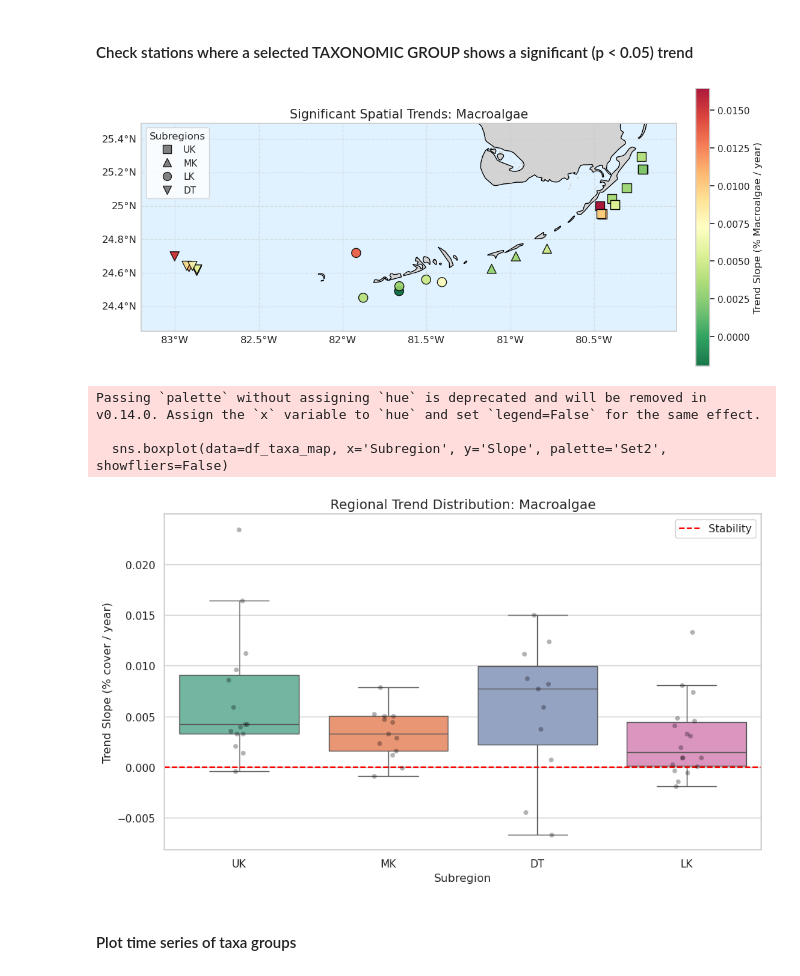
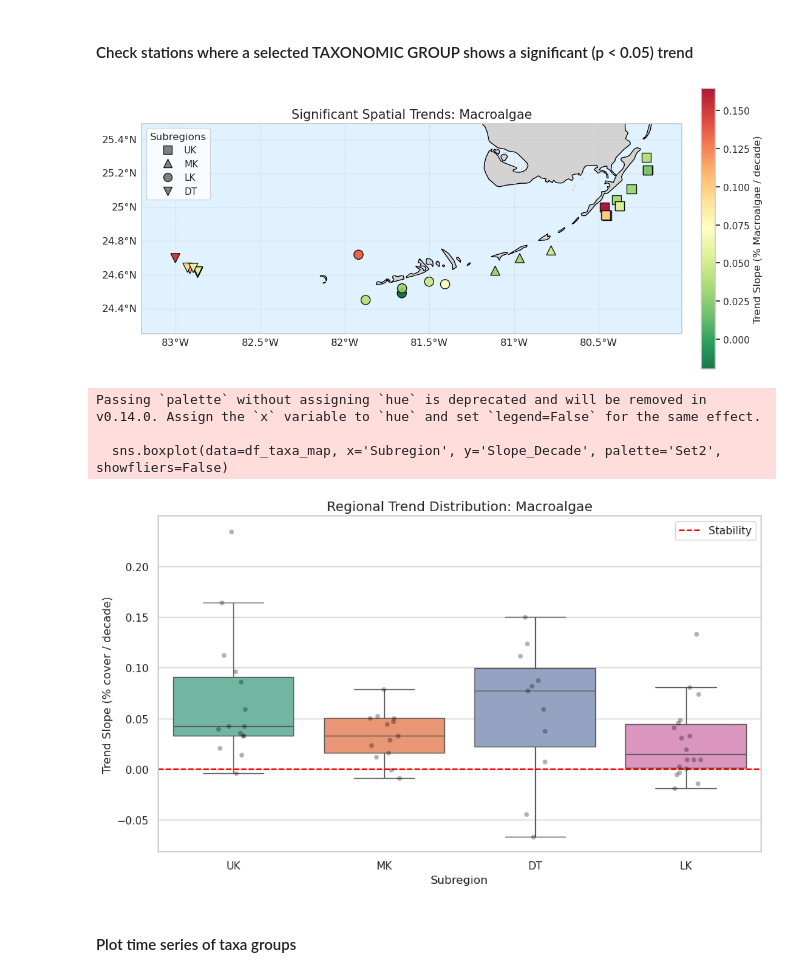
Before and after one commit to eqmh/multitressor, a Jupyter notebook: corals_stressors.ipynb, the cells around one changed output. Saved outputs shown, nothing was run; the diff lists cells and outputs as text; code cells hidden in the pictures.

```diff
--- a/corals_stressors.ipynb
+++ b/corals_stressors.ipynb
@@ -346,7 +346,7 @@ for site in site_annual['SiteName'].unique():
     site_data = site_species_annual[site_species_annual['SiteName'] == site]
     if len(site_data) > 1:
         slope, intercept, r_value, p_value, std_err = stats.linregress(site_data['SampleYear'], site_data[selected_species])
-        site_species_stats.append({'SiteName': site, 'Slope': slope, 'P_Value': p_value})
+        site_species_stats.append({'SiteName': site, 'Slope': slope, 'Slope_Decade': slope * 10, 'P_Value': p_value})
 
 df_species_map = pd.DataFrame(site_species_stats)
 
@@ -371,15 +371,15 @@ for sub, mkr in marker_map.items():
     sub_sig = df_sig_map[df_sig_map['Subregion'] == sub]
     if not sub_sig.empty:
         sc = ax.scatter(sub_sig['lonDD'], sub_sig['latDD'],
-                        c=sub_sig['Slope'], cmap='RdYlGn_r', marker=mkr,
+                        c=sub_sig['Slope_Decade'], cmap='RdYlGn_r', marker=mkr,
                         s=120, edgecolor='black', alpha=0.9,
                         transform=ccrs.PlateCarree(), zorder=3,
-                        vmin=df_sig_map['Slope'].min(), vmax=df_sig_map['Slope'].max())
+                        vmin=df_sig_map['Slope_Decade'].min(), vmax=df_sig_map['Slope_Decade'].max())
 
 # Add Colorbar
 if sc:
     cbar = plt.colorbar(sc, ax=ax, shrink=0.6, pad=0.03)
-    cbar.set_label(f'Trend Slope (% {selected_species.replace("_", " ")} / year)')
+    cbar.set_label(f'Trend Slope (% {selected_species.replace("_", " ")} / decade)')
 
 # Custom Legend for Subregions (Outside map)
 legend_elements = [Line2D([0], [0], marker=m, color='w', label=k,
@@ -402,12 +402,12 @@ plt.show()
 plt.figure(figsize=(10, 6))
 sns.set_theme(style="whitegrid")
 
-sns.boxplot(data=df_species_map, x='Subregion', y='Slope', palette='Set2', showfliers=False)
-sns.stripplot(data=df_species_map, x='Subregion', y='Slope', color='black', alpha=0.3, jitter=True)
+sns.boxplot(data=df_species_map, x='Subregion', y='Slope_Decade', palette='Set2', showfliers=False)
+sns.stripplot(data=df_species_map, x='Subregion', y='Slope_Decade', color='black', alpha=0.3, jitter=True)
 
 plt.axhline(0, color='red', linestyle='--', linewidth=1.5, label='Stability')
 plt.title(f'Regional Trend Distribution: {selected_species.replace("_", " ")}', fontsize=14)
-plt.ylabel('Trend Slope (% cover / year)')
+plt.ylabel('Trend Slope (% cover / decade)')
 plt.legend()
 plt.tight_layout()
 plt.show()
@@ -439,7 +439,7 @@ for site in site_taxa_annual['SiteName'].unique():
     site_data = site_taxa_annual[site_taxa_annual['SiteName'] == site]
     if len(site_data) > 1:
         slope, intercept, r_value, p_value, std_err = stats.linregress(site_data['SampleYear'], site_data[selected_group])
-        site_taxa_stats.append({'SiteName': site, 'Slope': slope, 'P_Value': p_value})
+        site_taxa_stats.append({'SiteName': site, 'Slope': slope, 'Slope_Decade': slope * 10, 'P_Value': p_value})
 
 df_taxa_map = pd.DataFrame(site_taxa_stats)
 
@@ -467,52 +467,52 @@ for sub, mkr in marker_map.items():
         # Note: We use RdYlGn_r because increasing Macroalgae is often
         # considered a negative ecological indicator (Red = Increasing)
         sc = ax.scatter(sub_sig['lonDD'], sub_sig['latDD'],
-                        c=sub_sig['Slope'], cmap='RdYlGn_r', marker=mkr,
+                        c=sub_sig['Slope_Decade'], cmap='RdYlGn_r', marker=mkr,
                         s=120, edgecolor='black', alpha=0.9,
                         transform=ccrs.PlateCarree(), zorder=3,
-                        vmin=df_sig_map['Slope'].min(), vmax=df_sig_map['Slope'].max())
+                        vmin=df_sig_map['Slope_Decade'].min(), vmax=df_sig_map['Slope_Decade'].max())
 
 # Add Colorbar
 if sc:
     cbar = plt.colorbar(sc, ax=ax, shrink=0.6, pad=0.03)
-    cbar.set_label(f'Trend Slope (% {selected_group} / year)')
+    cbar.set_label(f'Trend Slope (% {selected_group} / decade)')
 
 # Custom Legend for Subregions (Placed Outside Map)
 legend_elements = [Line2D([0], [0], marker=m, color='w', label=k,
                           markerfacecolor='gray', markersize=10, markeredgecolor='k')
                    for k, m in marker_map.items()]
 ax.legend(handles=legend_elements, loc='upper left', title="Subregions", frameon=True)
 
 # Set extent and labels
 ax.set_extent([df_coords['lonDD'].min()-0.2, df_coords['lonDD'].max()+0.2,
                df_coords['latDD'].min()-0.2, df_coords['latDD'].max()+0.2])
 gl = ax.gridlines(draw_labels=True, linestyle='--', alpha=0.5)
 gl.top_labels = False
 gl.right_labels = False
 
 plt.title(f'Significant Spatial Trends: {selected_group.replace("_", " ")}', fontsize=15)
 plt.show()
 
 # --- 5. BOXPLOT FOR TAXA TREND DISTRIBUTION ---
 plt.figure(figsize=(10, 6))
 sns.set_theme(style="whitegrid")
 
 # Create boxplot of all trends (significant and non-significant)
-sns.boxplot(data=df_taxa_map, x='Subregion', y='Slope', palette='Set2', showfliers=False)
-sns.stripplot(data=df_taxa_map, x='Subregion', y='Slope', color='black', alpha=0.3, jitter=True)
+sns.boxplot(data=df_taxa_map, x='Subregion', y='Slope_Decade', palette='Set2', showfliers=False)
+sns.stripplot(data=df_taxa_map, x='Subregion', y='Slope_Decade', color='black', alpha=0.3, jitter=True)
 
 plt.axhline(0, color='red', linestyle='--', linewidth=1.5, label='Stability')
 plt.title(f'Regional Trend Distribution: {selected_group.replace("_", " ")}', fontsize=14)
-plt.ylabel('Trend Slope (% cover / year)')
+plt.ylabel('Trend Slope (% cover / decade)')
 plt.legend()
 plt.tight_layout()
 plt.show()
 # %% [output]
-[figure, old version]
+[figure, new version]
 Passing `palette` without assigning `hue` is deprecated and will be removed in v0.14.0. Assign the `x` variable to `hue` and set `legend=False` for the same effect.
 
-  sns.boxplot(data=df_taxa_map, x='Subregion', y='Slope', palette='Set2', showfliers=False)
+  sns.boxplot(data=df_taxa_map, x='Subregion', y='Slope_Decade', palette='Set2', showfliers=False)
-[figure, old version]
+[figure, new version]
 # %% [markdown]
 #### Plot time series of taxa groups
 # %%
```
Also changed, not shown: parts of 7 cells of this notebook, 1 other file.
